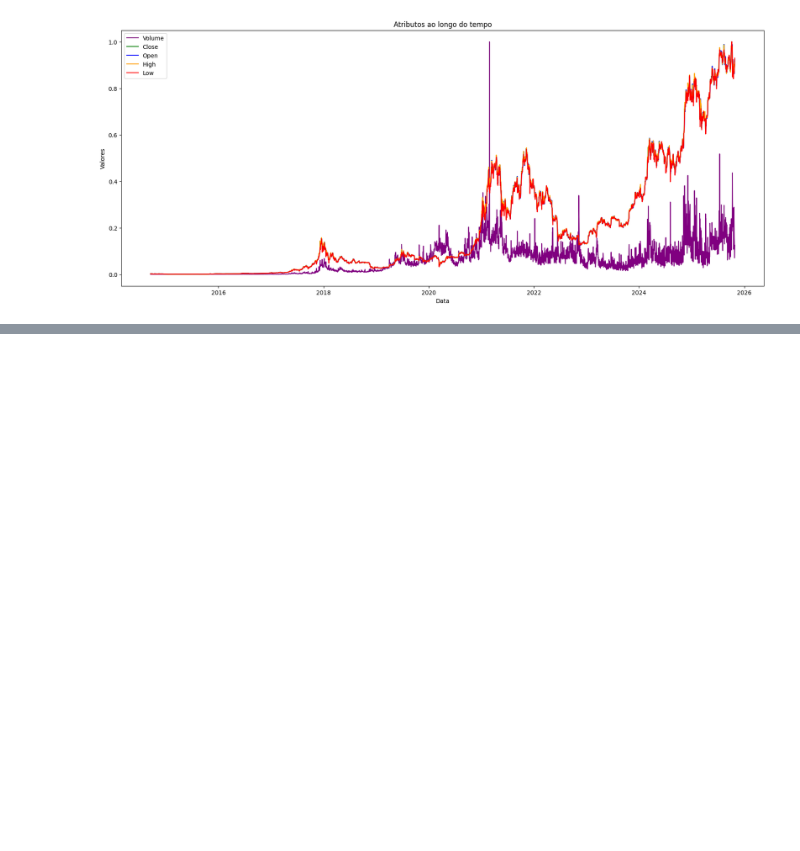
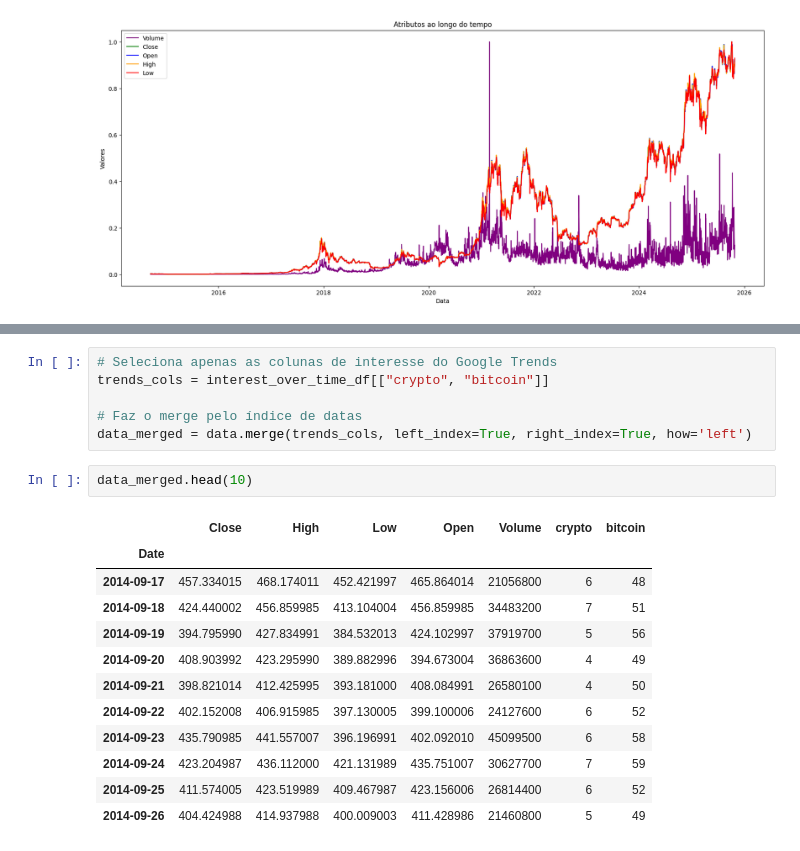
Before and after one commit to gusdiaso/crypto_predict, a Jupyter notebook: notebooks/02_data_eda.ipynb, the cells around one changed output, grey strips where cells are left out. Drawn from its saved outputs; the diff is of its cells as text; blank space fills up the shorter version.

```diff
--- a/notebooks/02_data_eda.ipynb
+++ b/notebooks/02_data_eda.ipynb
@@ -46,0 +132,21 @@ plt.show()
+# %%
+# Seleciona apenas as colunas de interesse do Google Trends
+trends_cols = interest_over_time_df[["crypto", "bitcoin"]]
+
+# Faz o merge pelo índice de datas
+data_merged = data.merge(trends_cols, left_index=True, right_index=True, how='left')
+# %%
+data_merged.head(10)
+# %% [output]
+|  | Close | High | Low | Open | Volume | crypto | bitcoin |
+| Date |  |  |  |  |  |  |  |
+| 2014-09-17 | 457.334015 | 468.174011 | 452.421997 | 465.864014 | 21056800 | 6 | 48 |
+| 2014-09-18 | 424.440002 | 456.859985 | 413.104004 | 456.859985 | 34483200 | 7 | 51 |
+| 2014-09-19 | 394.795990 | 427.834991 | 384.532013 | 424.102997 | 37919700 | 5 | 56 |
+| 2014-09-20 | 408.903992 | 423.295990 | 389.882996 | 394.673004 | 36863600 | 4 | 49 |
+| 2014-09-21 | 398.821014 | 412.425995 | 393.181000 | 408.084991 | 26580100 | 4 | 50 |
+| 2014-09-22 | 402.152008 | 406.915985 | 397.130005 | 399.100006 | 24127600 | 6 | 52 |
+| 2014-09-23 | 435.790985 | 441.557007 | 396.196991 | 402.092010 | 45099500 | 6 | 58 |
+| 2014-09-24 | 423.204987 | 436.112000 | 421.131989 | 435.751007 | 30627700 | 7 | 59 |
+| 2014-09-25 | 411.574005 | 423.519989 | 409.467987 | 423.156006 | 26814400 | 6 | 52 |
+| 2014-09-26 | 404.424988 | 414.937988 | 400.009003 | 411.428986 | 21460800 | 5 | 49 |
```
Also changed, not shown: parts of 10 cells of this notebook, 2 other files.
